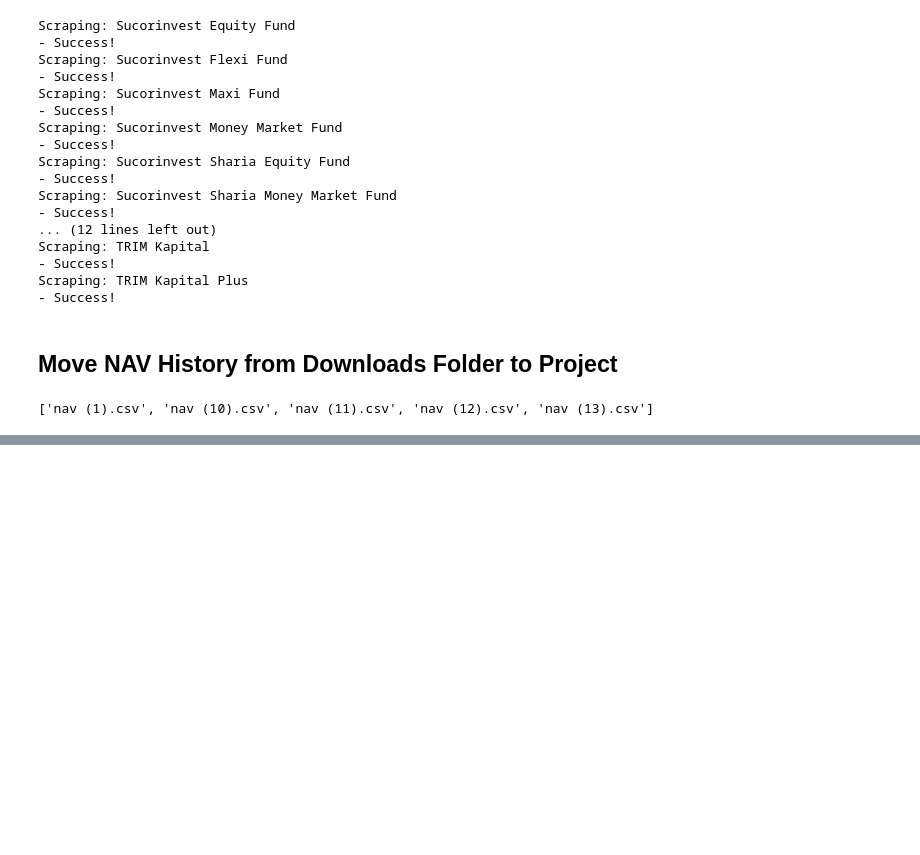
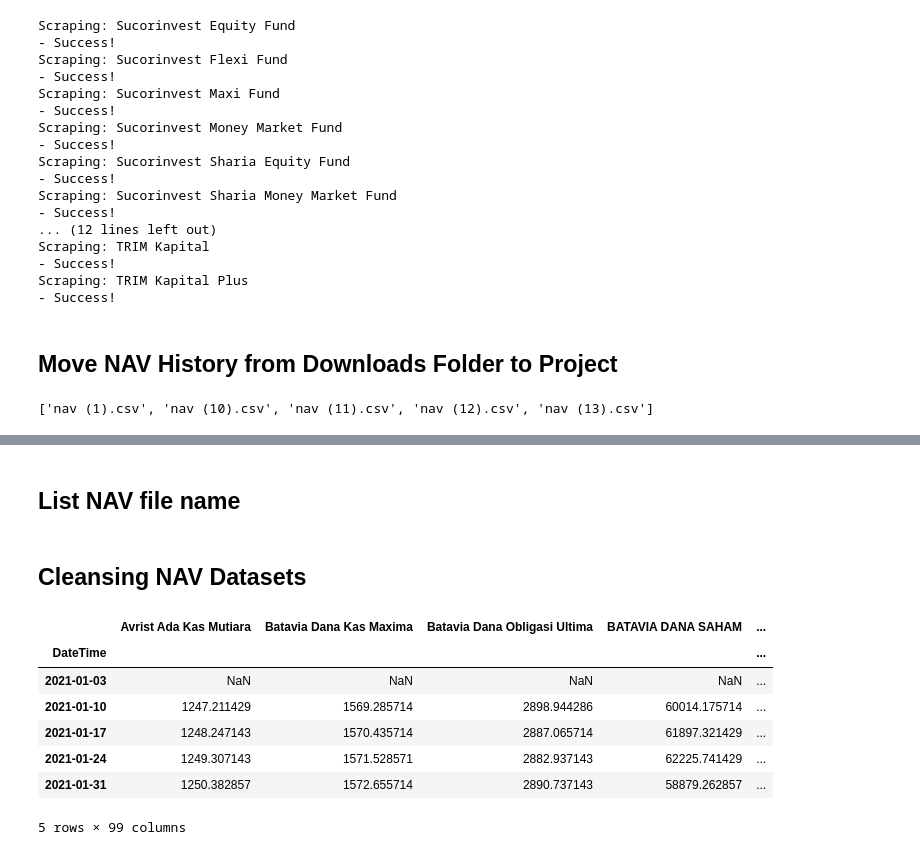
Before and after one commit to YogiAnggara129/portfolio-optimization-bibit, a Jupyter notebook: fund_scraping.ipynb, the cells around one changed output, grey strips where cells are left out. Drawn from its saved outputs; the diff is of its cells as text; code cells hidden in the pictures; blank space fills up the shorter version.

Commit message:
add code for cleansing NAV datasets

```diff
--- a/fund_scraping.ipynb
+++ b/fund_scraping.ipynb
@@ -134,0 +140,42 @@ for file in file_name_nav:
+# %% [markdown]
+## List NAV file name
+# %%
+nav_dir = 'data/nav/'
+nav_file_list = os.listdir(nav_dir)
+# %% [markdown]
+## Cleansing NAV Datasets
+# %%
+def cleansing_nav(df):
+    for i in range(len(df)):
+        if pd.isna(df.iloc[i,1]):
+            df.iloc[i,1] = df.iloc[i,2]
+    df.iloc[:,0] = pd.to_datetime(df.iloc[:,0])
+    df = df.iloc[:,[0,1]]
+    df = df[df['DateTime'] >= pd.to_datetime('2021-01-01')]
+    df = df.set_index('DateTime').resample('D', origin='2021-01-01').ffill()
+    df = df.resample('W').mean()
+    return df
+# %%
+is_first = True
+for file in nav_file_list:
+    if is_first:
+        df_nav_bibit = pd.read_csv(nav_dir + file)
+        df_nav_bibit = cleansing_nav(df_nav_bibit)
+        is_first = False
+        continue
+    df_temp = pd.read_csv(nav_dir + file)
+    df_temp = cleansing_nav(df_temp)
+    # df_nav_bibit = pd.merge(df_nav_bibit, df_temp, left_index=True, right_index=True)
+    # df_nav_bibit.join(df_temp)
+    df_nav_bibit = pd.concat([df_nav_bibit, df_temp], axis=1)
+
+df_nav_bibit.head()
+# %% [output]
+|  | Avrist Ada Kas Mutiara | Batavia Dana Kas Maxima | Batavia Dana Obligasi Ultima | BATAVIA DANA SAHAM | ... |
+| DateTime |  |  |  |  | ... |
+| 2021-01-03 | NaN | NaN | NaN | NaN | ... |
+| 2021-01-10 | 1247.211429 | 1569.285714 | 2898.944286 | 60014.175714 | ... |
+| 2021-01-17 | 1248.247143 | 1570.435714 | 2887.065714 | 61897.321429 | ... |
+| 2021-01-24 | 1249.307143 | 1571.528571 | 2882.937143 | 62225.741429 | ... |
+| 2021-01-31 | 1250.382857 | 1572.655714 | 2890.737143 | 58879.262857 | ... |
+5 rows × 99 columns
```
Also changed, not shown: parts of 10 cells of this notebook, 1 other file.
